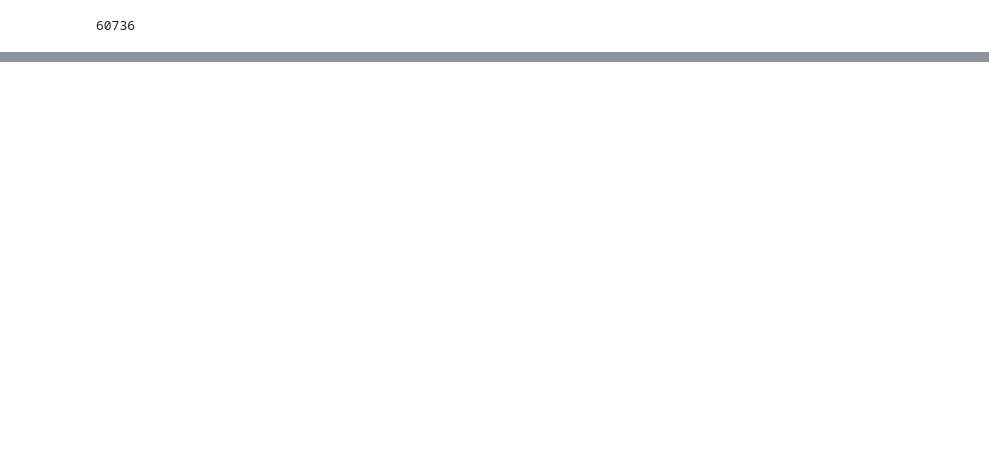
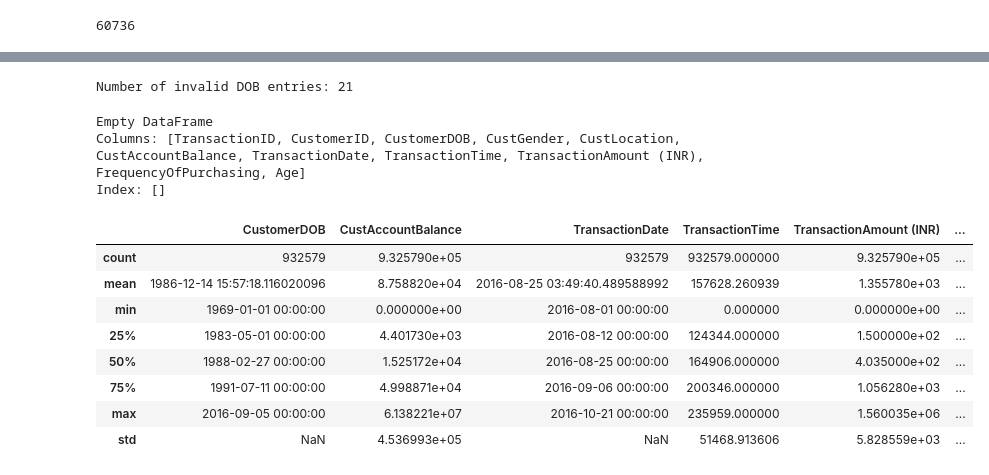
Before and after one commit to Kiritiaajd/Customer-Segmentation-for-Banking-Clients, a Jupyter notebook: experiment/experiments.ipynb, the cells around one changed output, grey strips where cells are left out. Drawn from its saved outputs; the diff is of its cells as text; code cells hidden in the pictures; blank space fills up the shorter version.

Commit message:
data updation

```diff
--- a/experiment/experiments.ipynb
+++ b/experiment/experiments.ipynb
@@ -182,0 +212,30 @@ df.to_csv('Update01_age_and_dob.csv')
+# %%
+df = df[pd.to_datetime(df['CustomerDOB']) < pd.to_datetime(df['TransactionDate'])]
+df['CustomerDOB'] = pd.to_datetime(df['CustomerDOB'], errors='coerce')
+df['Age'] = (df['TransactionDate'] - df['CustomerDOB']).dt.days // 365
+# Fill missing values in 'Age' with the median value
+df['Age'] = df['Age'].fillna(df['Age'].median())
+df = df[df['Age'] <= 100]  # Remove improbable ages over 100
+invalid_dob_count = df[df['CustomerDOB'] > pd.to_datetime('2016-08-01')].shape[0]
+print(f"Number of invalid DOB entries: {invalid_dob_count}")
+# %% [output]
+Number of invalid DOB entries: 21
+# %%
+invalid_dobs = df[df['CustomerDOB'] > '2023-12-07']  # Assuming today is the reference date
+print(invalid_dobs)
+# %% [output]
+Empty DataFrame
+Columns: [TransactionID, CustomerID, CustomerDOB, CustGender, CustLocation, CustAccountBalance, TransactionDate, TransactionTime, TransactionAmount (INR), FrequencyOfPurchasing, Age]
+Index: []
+# %%
+df.describe()
+# %% [output]
+|  | CustomerDOB | CustAccountBalance | TransactionDate | TransactionTime | TransactionAmount (INR) | ... |
+| count | 932579 | 9.325790e+05 | 932579 | 932579.000000 | 9.325790e+05 | ... |
+| mean | 1986-12-14 15:57:18.116020096 | 8.758820e+04 | 2016-08-25 03:49:40.489588992 | 157628.260939 | 1.355780e+03 | ... |
+| min | 1969-01-01 00:00:00 | 0.000000e+00 | 2016-08-01 00:00:00 | 0.000000 | 0.000000e+00 | ... |
+| 25% | 1983-05-01 00:00:00 | 4.401730e+03 | 2016-08-12 00:00:00 | 124344.000000 | 1.500000e+02 | ... |
+| 50% | 1988-02-27 00:00:00 | 1.525172e+04 | 2016-08-25 00:00:00 | 164906.000000 | 4.035000e+02 | ... |
+| 75% | 1991-07-11 00:00:00 | 4.998871e+04 | 2016-09-06 00:00:00 | 200346.000000 | 1.056280e+03 | ... |
+| max | 2016-09-05 00:00:00 | 6.138221e+07 | 2016-10-21 00:00:00 | 235959.000000 | 1.560035e+06 | ... |
+| std | NaN | 4.536993e+05 | NaN | 51468.913606 | 5.828559e+03 | ... |
```
Also changed, not shown: parts of 19 cells of this notebook.
